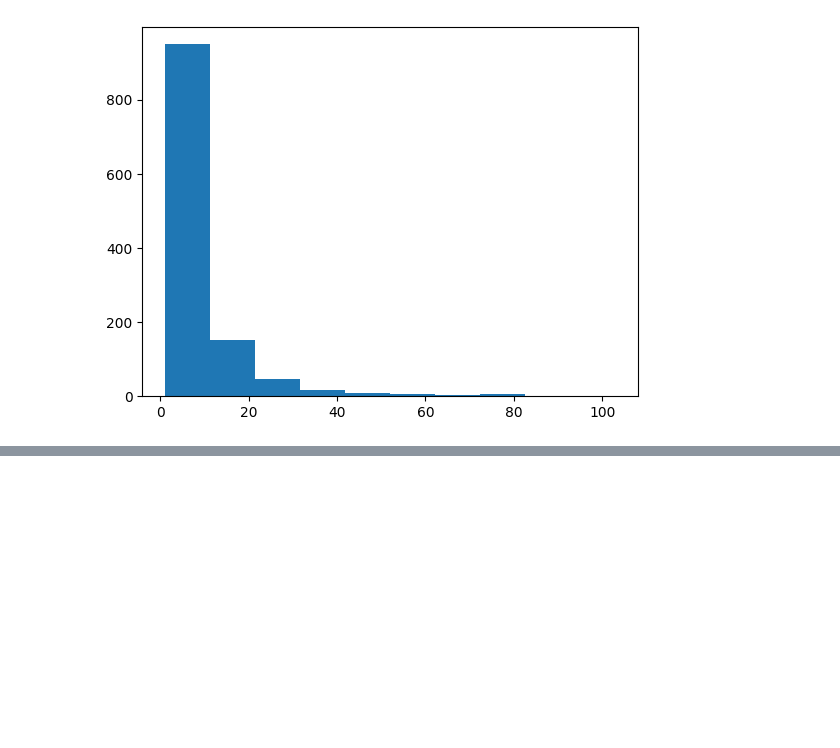
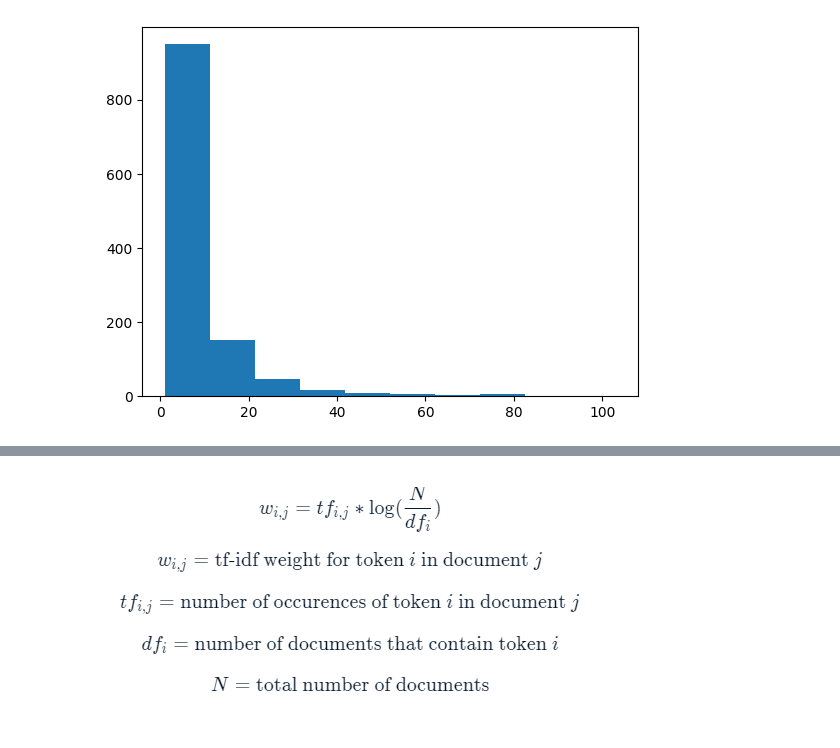
Before and after one commit to GuoweiYang19891101/datacamp_machine_learning_scientist_python, a Jupyter notebook: 12_introduction_to_NLP.ipynb, the cells around one changed output, grey strips where cells are left out. Cells and saved outputs as stored; diff of their text form; code cells hidden in the pictures; blank space fills up the shorter version.

```diff
--- a/12_introduction_to_NLP.ipynb
+++ b/12_introduction_to_NLP.ipynb
@@ -297,0 +511,7 @@ plt.show()
+# %%
+from IPython import display
+
+# show tf-idf formula
+display.Image("Images/12_tf_idf.PNG")
+# %% [output]
+[figure, added]
```
Also changed, not shown: parts of 22 cells of this notebook, 17 other files.
